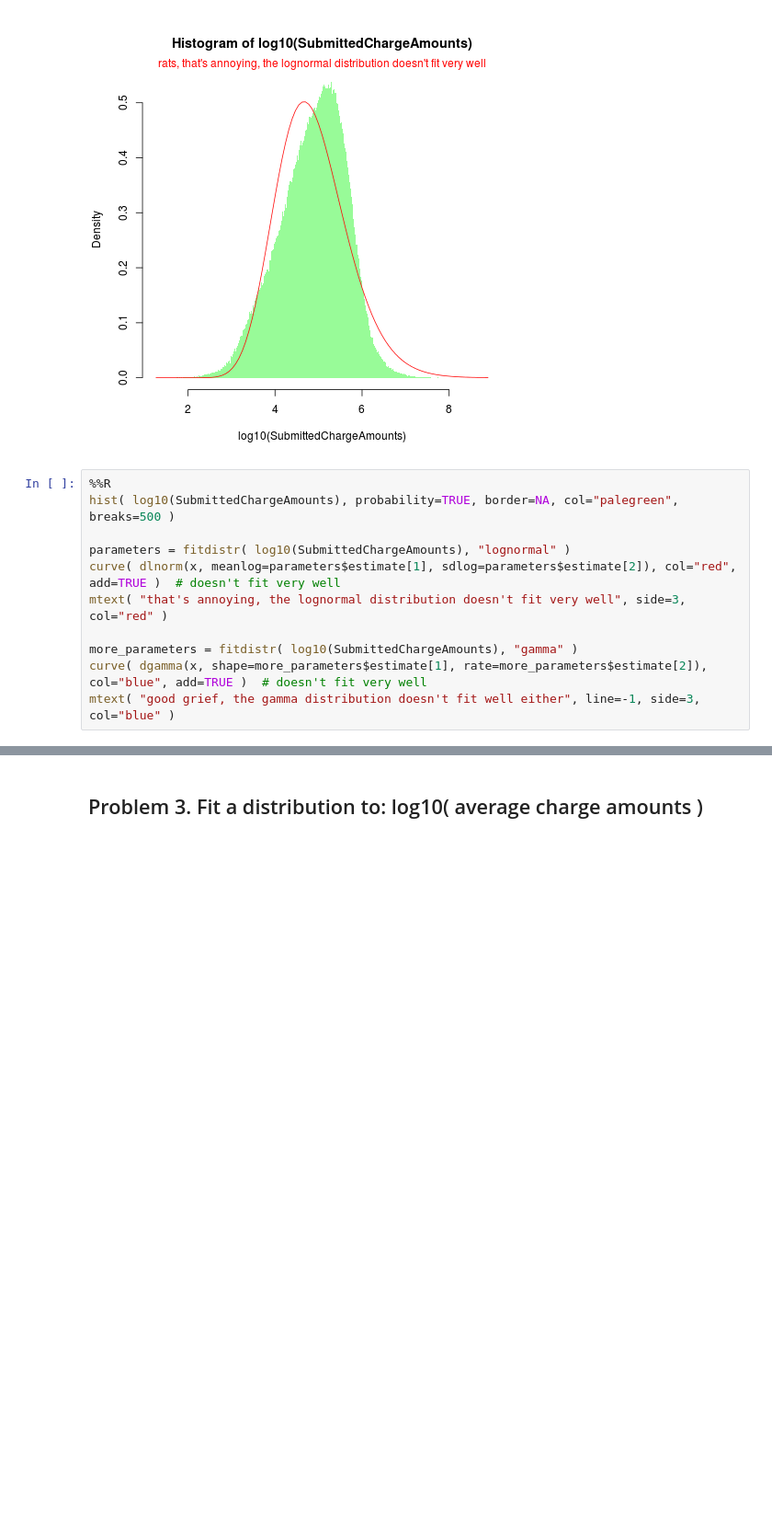
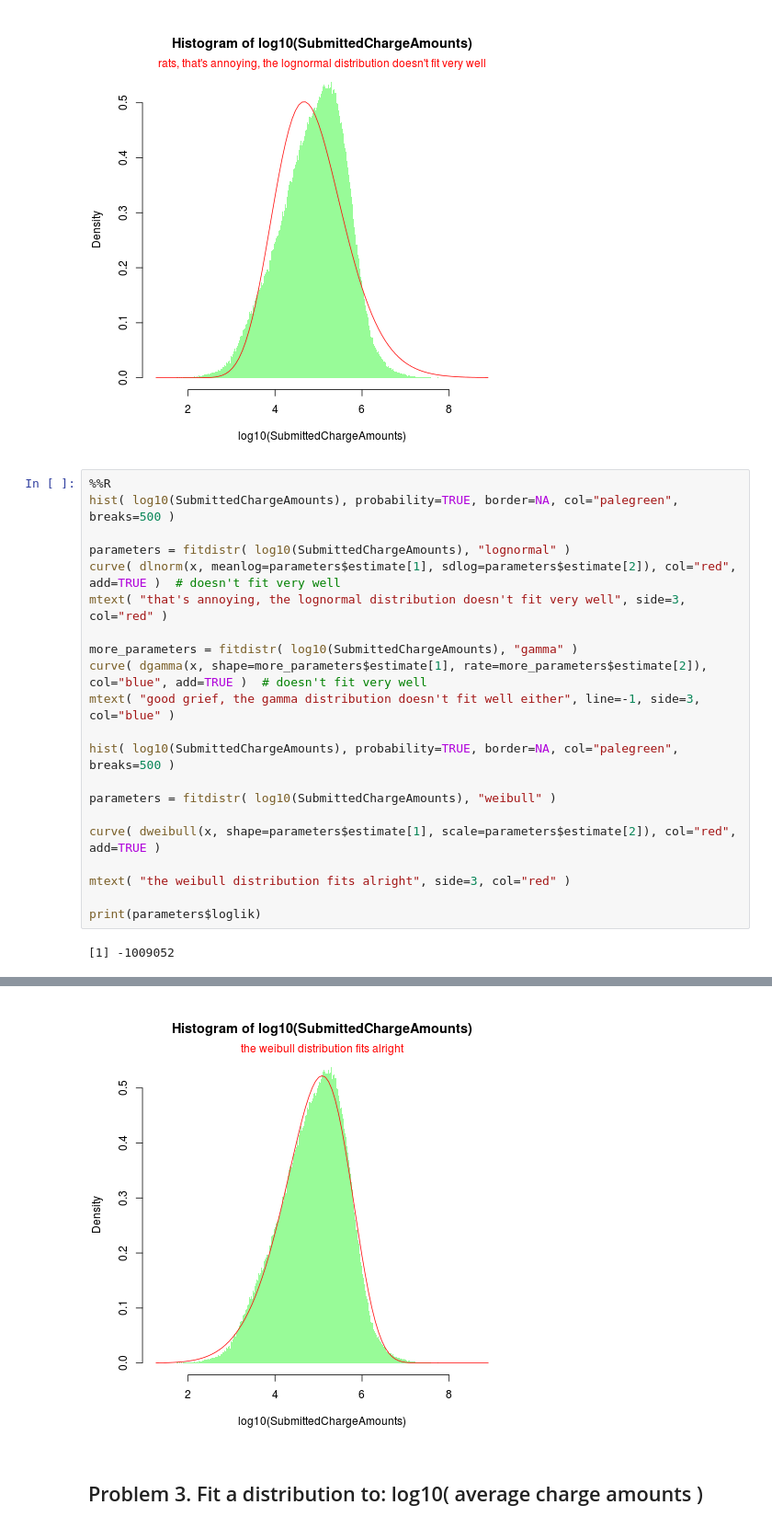
Before and after one commit to realmichaelzyy/cs249-2, a Jupyter notebook: hw1/MiniHW1.ipynb, the cells around one changed output, grey strips where cells are left out. Shown: that part at 92% size. Saved outputs shown, nothing was run; the diff lists cells and outputs as text; blank space fills up the shorter version.

```diff
--- a/hw1/MiniHW1.ipynb
+++ b/hw1/MiniHW1.ipynb
@@ -193,16 +207,28 @@ print(parameters$loglik)
 # %%
 %%R
 hist( log10(SubmittedChargeAmounts), probability=TRUE, border=NA, col="palegreen", breaks=500 )
 
 parameters = fitdistr( log10(SubmittedChargeAmounts), "lognormal" )
 curve( dlnorm(x, meanlog=parameters$estimate[1], sdlog=parameters$estimate[2]), col="red", add=TRUE )  # doesn't fit very well
 mtext( "that's annoying, the lognormal distribution doesn't fit very well", side=3, col="red" )
 
 more_parameters = fitdistr( log10(SubmittedChargeAmounts), "gamma" )
 curve( dgamma(x, shape=more_parameters$estimate[1], rate=more_parameters$estimate[2]), col="blue", add=TRUE )  # doesn't fit very well
 mtext( "good grief, the gamma distribution doesn't fit well either", line=-1, side=3, col="blue" )
+
+hist( log10(SubmittedChargeAmounts), probability=TRUE, border=NA, col="palegreen", breaks=500 )
+
+parameters = fitdistr( log10(SubmittedChargeAmounts), "weibull" )
+
+curve( dweibull(x, shape=parameters$estimate[1], scale=parameters$estimate[2]), col="red", add=TRUE )
+
+mtext( "the weibull distribution fits alright", side=3, col="red" )
+
+print(parameters$loglik)
 # %% [output]
+[1] -1009052
 [figure]
+[figure, added]
 # %% [markdown]
 ## Problem 3.  Fit a distribution to: log10( average charge amounts )
 # %%
```
Also changed, not shown: parts of 4 cells of this notebook.
